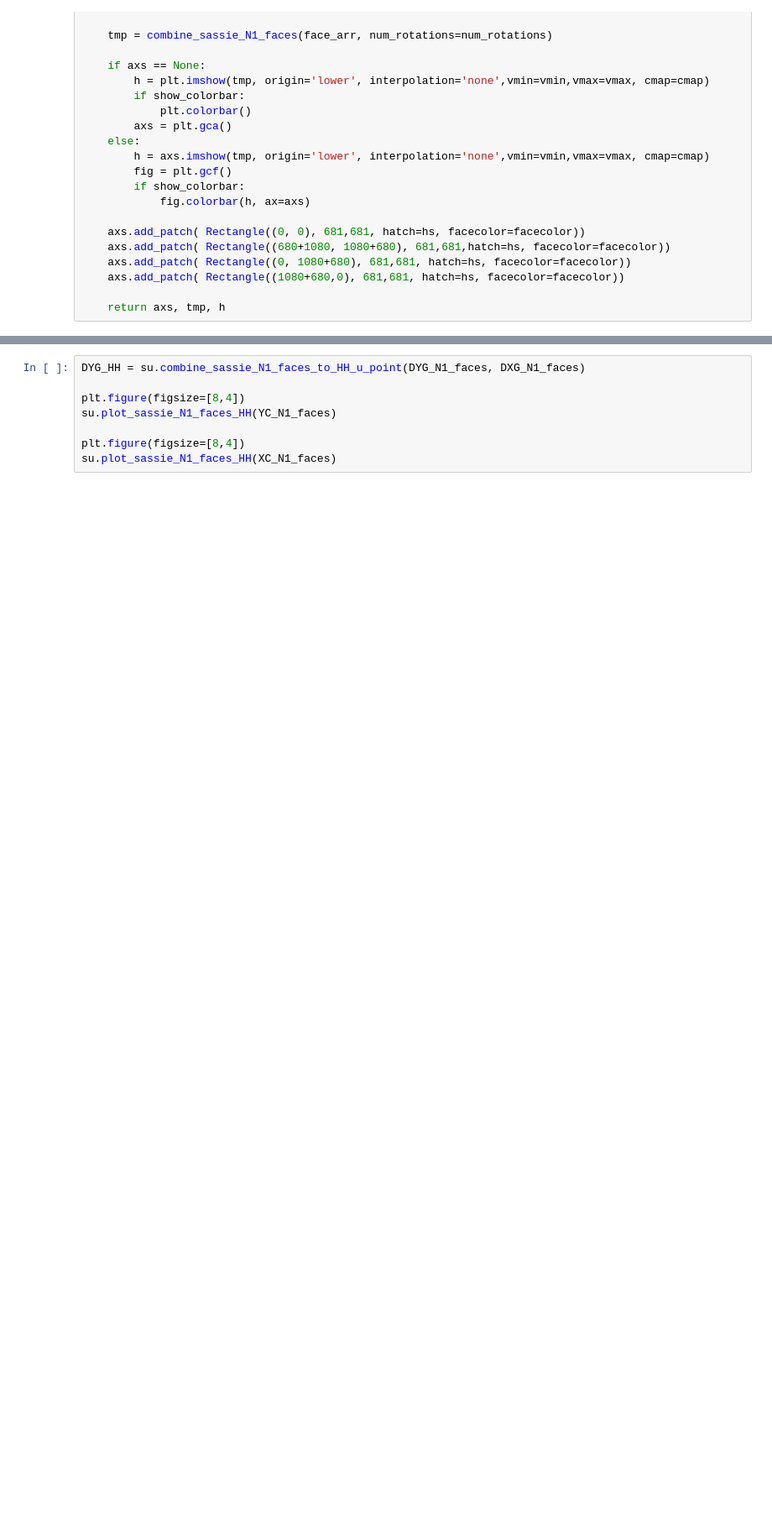
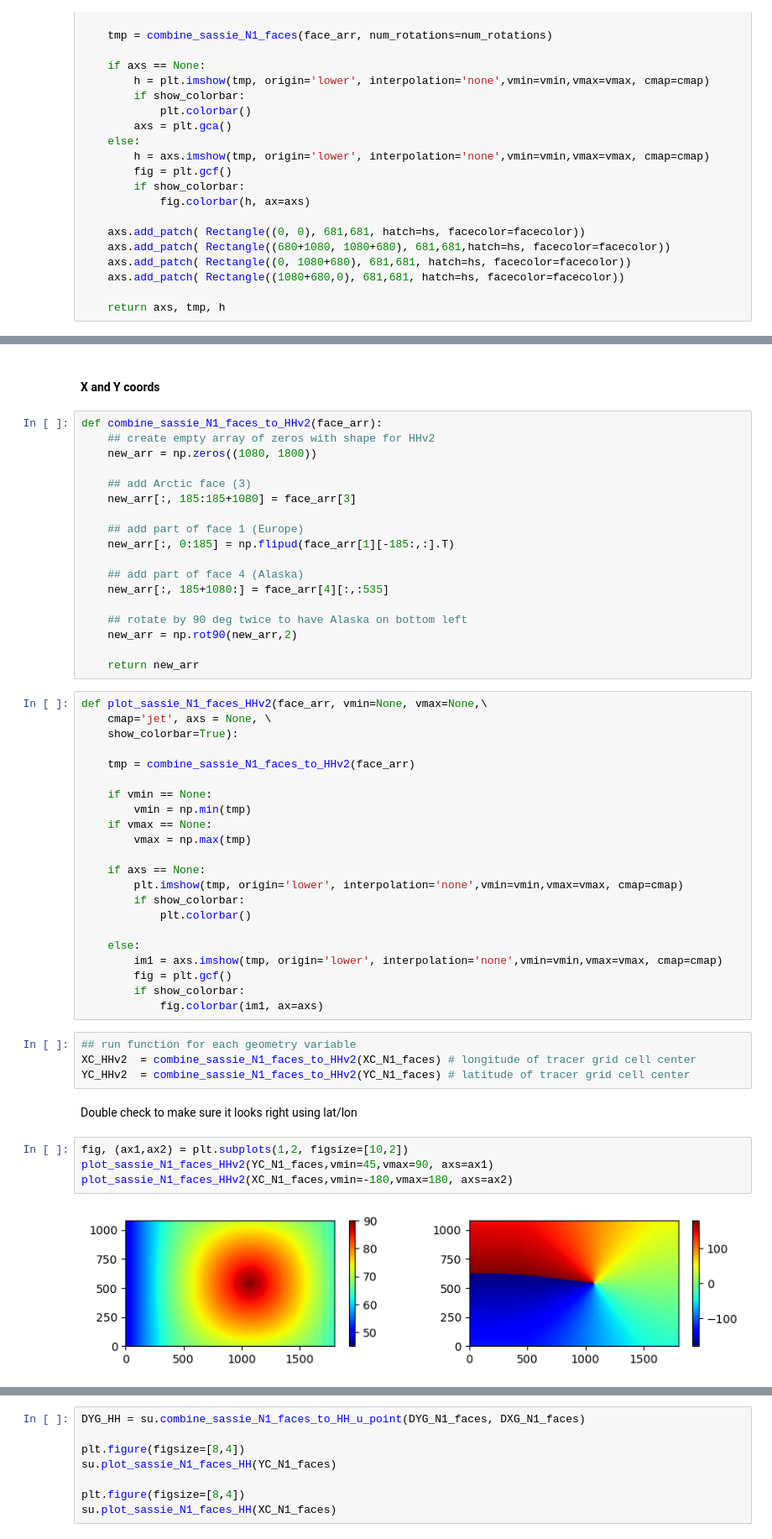
Before and after one commit to ifenty/SASSIE_downscale_ecco_v5, a Jupyter notebook: 02_make geometry ds.ipynb, the cells around one changed output, grey strips where cells are left out. Shown at 84% size. Drawn from its saved outputs; the diff is of its cells as text; blank space fills up the shorter version.

```diff
--- a/02_make geometry ds.ipynb
+++ b/02_make geometry ds.ipynb
@@ -196,0 +294,54 @@ Extract HHv2
+# %% [markdown]
+#### X and Y coords
+# %%
+def combine_sassie_N1_faces_to_HHv2(face_arr):
+    ## create empty array of zeros with shape for HHv2
+    new_arr = np.zeros((1080, 1800))
+
+    ## add Arctic face (3)
+    new_arr[:, 185:185+1080] = face_arr[3]
+
+    ## add part of face 1 (Europe)
+    new_arr[:, 0:185] = np.flipud(face_arr[1][-185:,:].T)
+
+    ## add part of face 4 (Alaska)
+    new_arr[:, 185+1080:] = face_arr[4][:,:535]
+
+    ## rotate by 90 deg twice to have Alaska on bottom left
+    new_arr = np.rot90(new_arr,2)
+
+    return new_arr
+# %%
+def plot_sassie_N1_faces_HHv2(face_arr, vmin=None, vmax=None,\
+    cmap='jet', axs = None, \
+    show_colorbar=True):
+
+    tmp = combine_sassie_N1_faces_to_HHv2(face_arr)
+
+    if vmin == None:
+        vmin = np.min(tmp)
+    if vmax == None:
+        vmax = np.max(tmp)
+
+    if axs == None:
+        plt.imshow(tmp, origin='lower', interpolation='none',vmin=vmin,vmax=vmax, cmap=cmap)
+        if show_colorbar:
+            plt.colorbar()
+
+    else:
+        im1 = axs.imshow(tmp, origin='lower', interpolation='none',vmin=vmin,vmax=vmax, cmap=cmap)
+        fig = plt.gcf()
+        if show_colorbar:
+            fig.colorbar(im1, ax=axs)
+# %%
+## run function for each geometry variable
+XC_HHv2  = combine_sassie_N1_faces_to_HHv2(XC_N1_faces) # longitude of tracer grid cell center
+YC_HHv2  = combine_sassie_N1_faces_to_HHv2(YC_N1_faces) # latitude of tracer grid cell center
+# %% [markdown]
+Double check to make sure it looks right using lat/lon
+# %%
+fig, (ax1,ax2) = plt.subplots(1,2, figsize=[10,2])
+plot_sassie_N1_faces_HHv2(YC_N1_faces,vmin=45,vmax=90, axs=ax1)
+plot_sassie_N1_faces_HHv2(XC_N1_faces,vmin=-180,vmax=180, axs=ax2)
+# %% [output]
+[figure, added]
```
Also changed, not shown: parts of 54 cells of this notebook, 1 other file.
